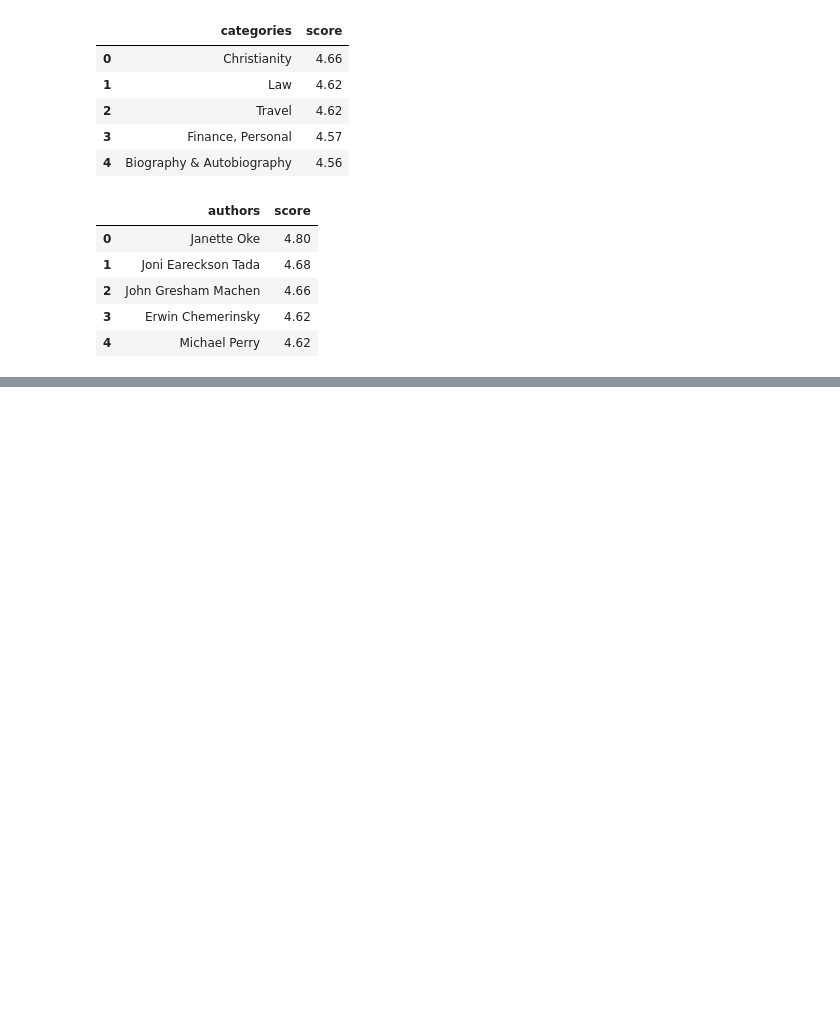
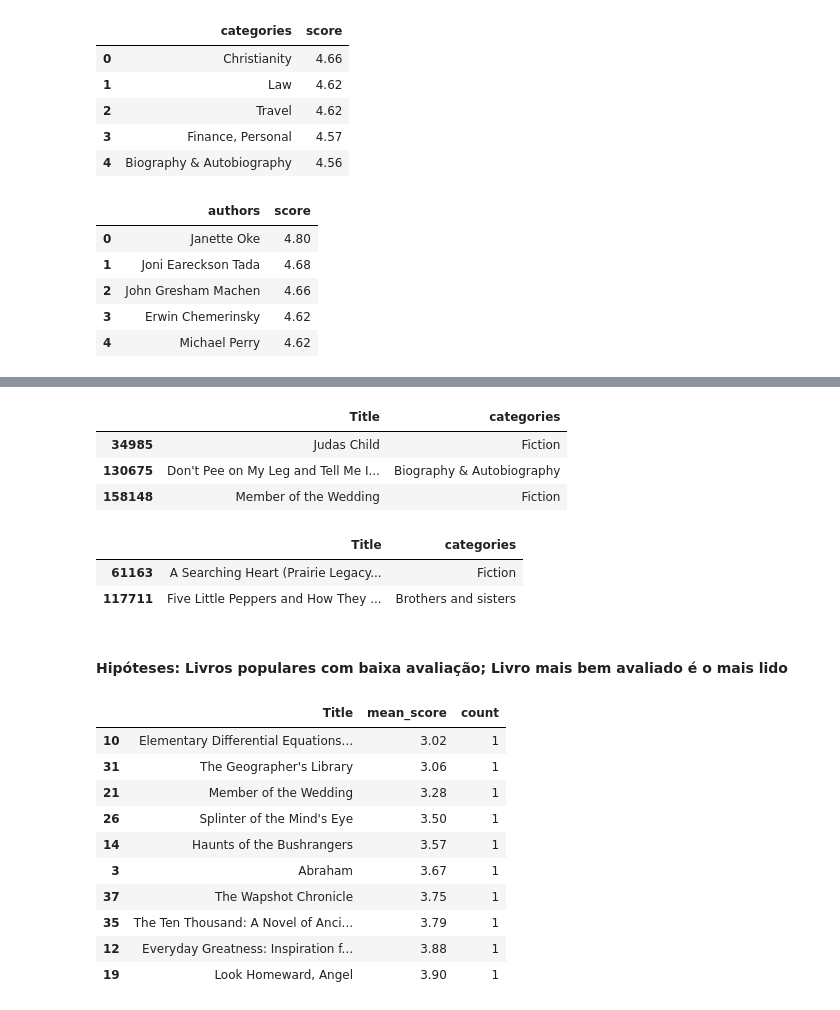
Before and after one commit to RaphaelLirio/Desafio_A3Data, a Jupyter notebook: Dev/explorations.ipynb, the cells around one changed output, grey strips where cells are left out. Cells and saved outputs as stored; diff of their text form; code cells hidden in the pictures; blank space fills up the shorter version.

```diff
--- a/Dev/explorations.ipynb
+++ b/Dev/explorations.ipynb
@@ -440,0 +525,37 @@ valores_autor_sorted[:5].reset_index().to_parquet(r'..\\..\\Desafio_A3Data\\Data
+# %%
+#Lawyeraau
+bd[bd['Title'].isin(list1)][['Title', 'categories']]
+# %% [output]
+|  | Title | categories |
+| 34985 | Judas Child | Fiction |
+| 130675 | Don't Pee on My Leg and Tell Me I... | Biography & Autobiography |
+| 158148 | Member of the Wedding | Fiction |
+# %%
+#Deborah Dieleman "Jen D"
+bd[bd['Title'].isin(list2)][['Title', 'categories']]
+# %% [output]
+|  | Title | categories |
+| 61163 | A Searching Heart (Prairie Legacy... | Fiction |
+| 117711 | Five Little Peppers and How They ... | Brothers and sisters |
+# %% [markdown]
+#### Hipóteses: Livros populares com baixa avaliação; Livro mais bem avaliado é o mais lido
+# %%
+result3 = bd[['Title', 'score']].groupby('Title').agg(
+    mean_score=('score', 'mean'),
+    count=('Title', 'size')
+).reset_index()
+
+result3 = result3.sort_values(by=['mean_score', 'count'], ascending=[True, False])
+result3.head(10)
+# %% [output]
+|  | Title | mean_score | count |
+| 10 | Elementary Differential Equations... | 3.02 | 1 |
+| 31 | The Geographer's Library | 3.06 | 1 |
+| 21 | Member of the Wedding | 3.28 | 1 |
+| 26 | Splinter of the Mind's Eye | 3.50 | 1 |
+| 14 | Haunts of the Bushrangers | 3.57 | 1 |
+| 3 | Abraham | 3.67 | 1 |
+| 37 | The Wapshot Chronicle | 3.75 | 1 |
+| 35 | The Ten Thousand: A Novel of Anci... | 3.79 | 1 |
+| 12 | Everyday Greatness: Inspiration f... | 3.88 | 1 |
+| 19 | Look Homeward, Angel | 3.90 | 1 |
```
Also changed, not shown: parts of 11 cells of this notebook, 1 other file.
